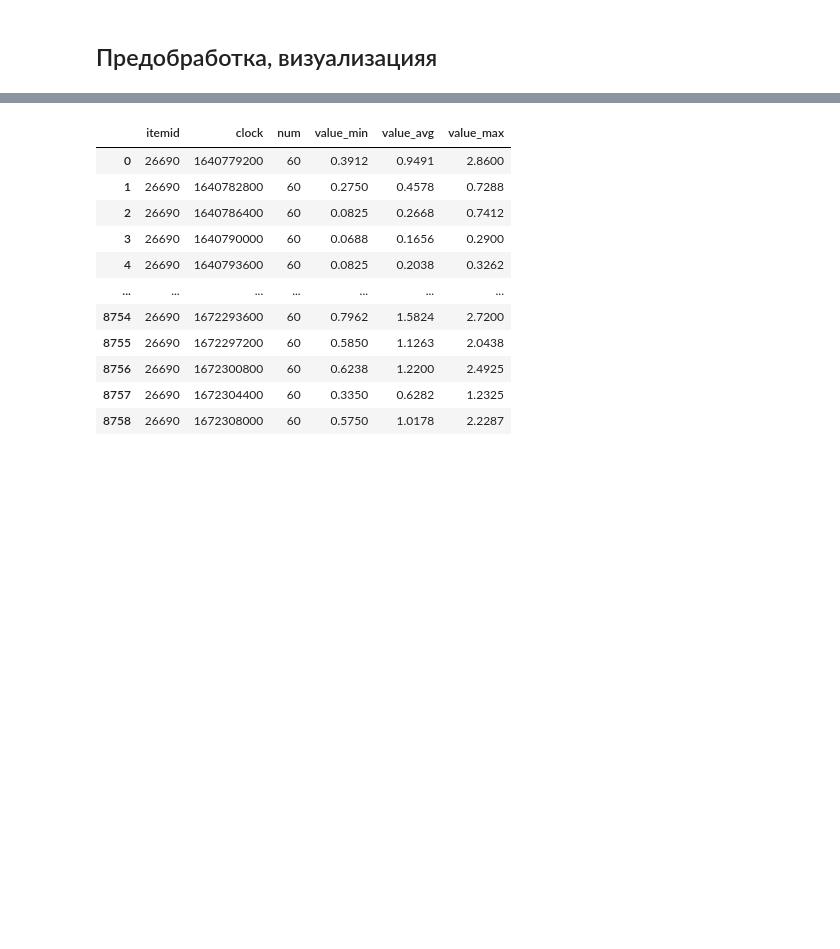
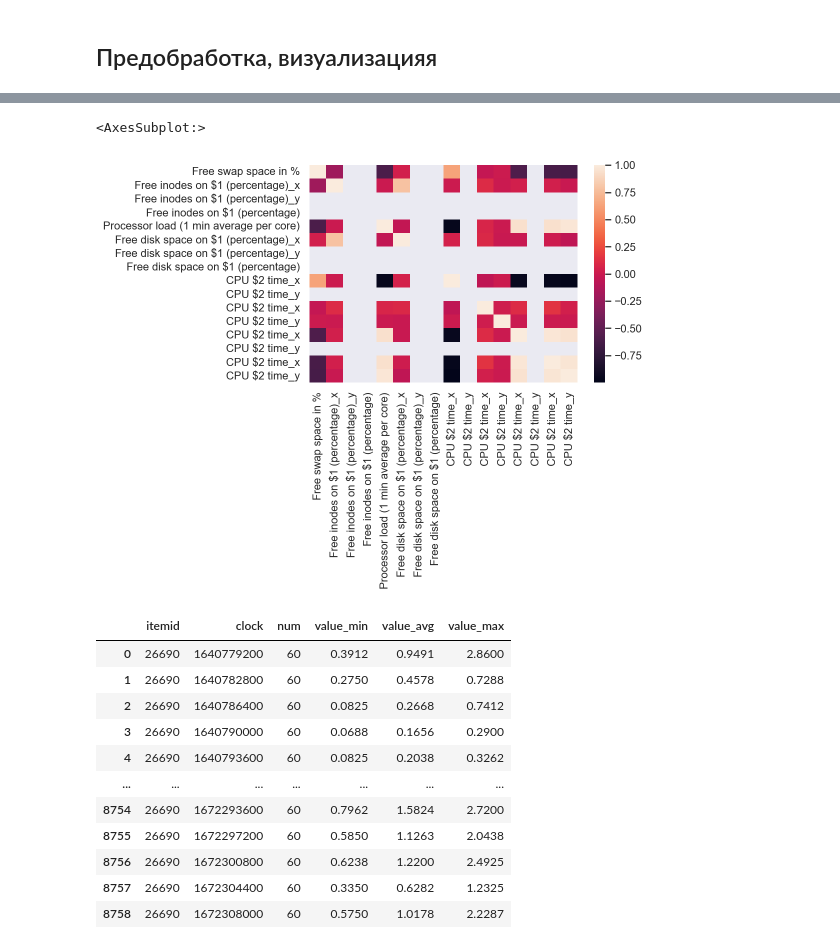
Before and after one commit to imilore-team/time_series, a Jupyter notebook: test.ipynb, the cells around one changed output, grey strips where cells are left out. Cells and saved outputs as stored; diff of their text form; code cells hidden in the pictures; blank space fills up the shorter version.

```diff
--- a/test.ipynb
+++ b/test.ipynb
@@ -58,0 +52,7 @@ warnings.filterwarnings("ignore") # `do not disturbe` mode
+# %%
+df = pd.read_csv("sirius_trends.csv", delimiter=",", parse_dates=True)
+df["clock"] = df["clock"].replace(164117, np.nan)
+df.dropna(subset=['clock'], inplace=True)
+df["clock"] = df["clock"].map(lambda x: pd.Timestamp(x, unit='s'))
+df = df[df.hostid == 10119.0]
+df
@@ -58,0 +77,7 @@ warnings.filterwarnings("ignore") # `do not disturbe` mode
+# %%
+params = list(set(df["itemid"]))
+base_df = df[df.itemid == params[0]].drop(columns=["num", "value_min", "value_max", "hostid", "host", "itemid.1",
+                                                   "units", "key_", "description", "itemid"])
+base_df.rename(columns={"value_avg": list(base_df["name"])[0]}, inplace=True)
+base_df = base_df.drop(columns=["name"])
+base_df
@@ -58,0 +98,9 @@ warnings.filterwarnings("ignore") # `do not disturbe` mode
+# %%
+print(len(params))
+for param in params[1:]:
+    cur_df = df[df.itemid == param].drop(columns=["num", "value_min", "value_max", "hostid", "host", "itemid.1",
+                                                   "units", "key_", "description", "itemid"])
+    cur_df.rename(columns={"value_avg": list(cur_df["name"])[0]}, inplace=True)
+    cur_df = cur_df.drop(columns=["name"])
+    base_df = pd.merge(base_df, cur_df, on='clock', how='inner')
+base_df
@@ -59,3 +124,10 @@ warnings.filterwarnings("ignore") # `do not disturbe` mode
+# %%
+import seaborn as sns
+corr = base_df.corr()
+sns.heatmap(corr)
+# %% [output]
+<AxesSubplot:>
+[figure, added]
 # %%
 df = pd.read_csv("t90.csv", delimiter=",", parse_dates=True)
 # %%
```
Also changed, not shown: parts of 8 cells of this notebook, 2 other files.
